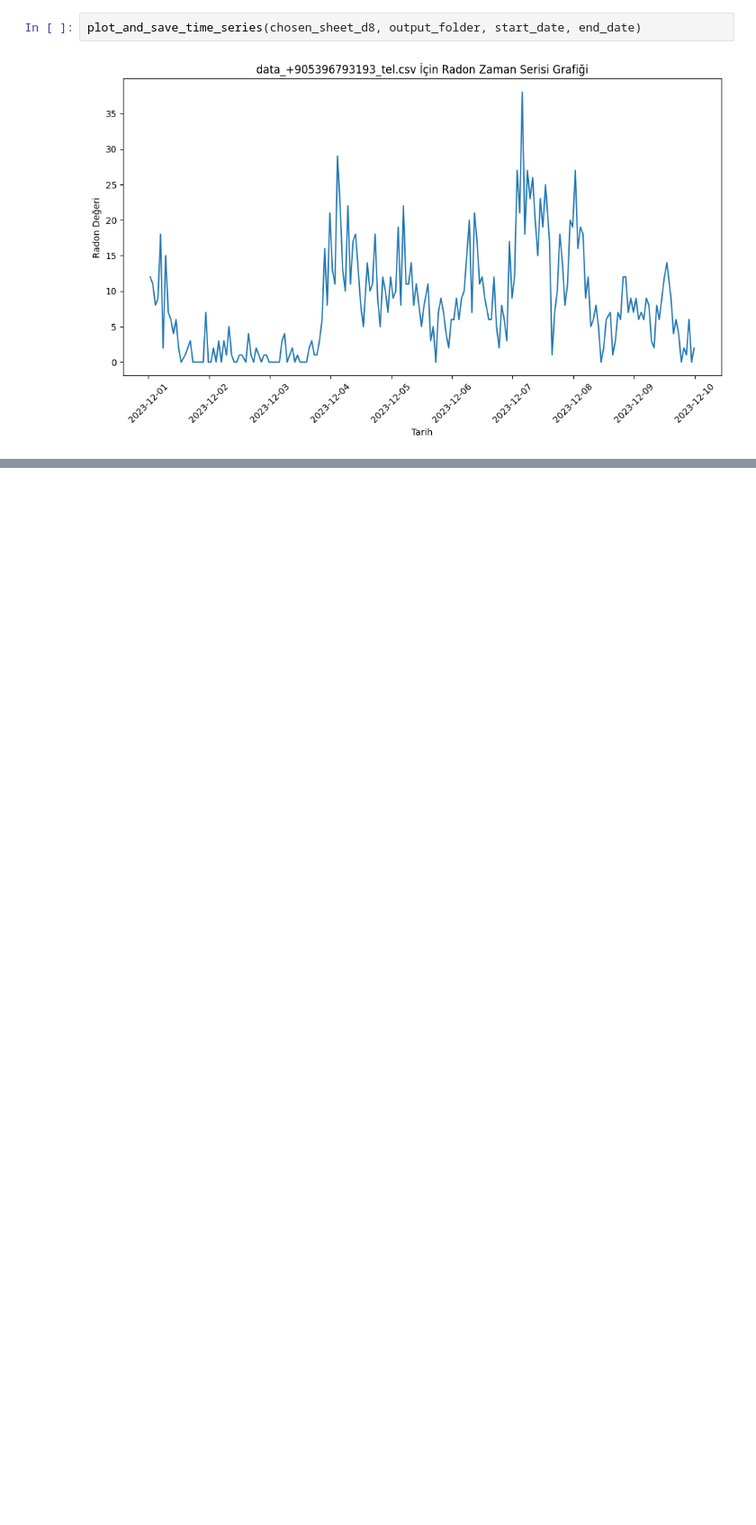
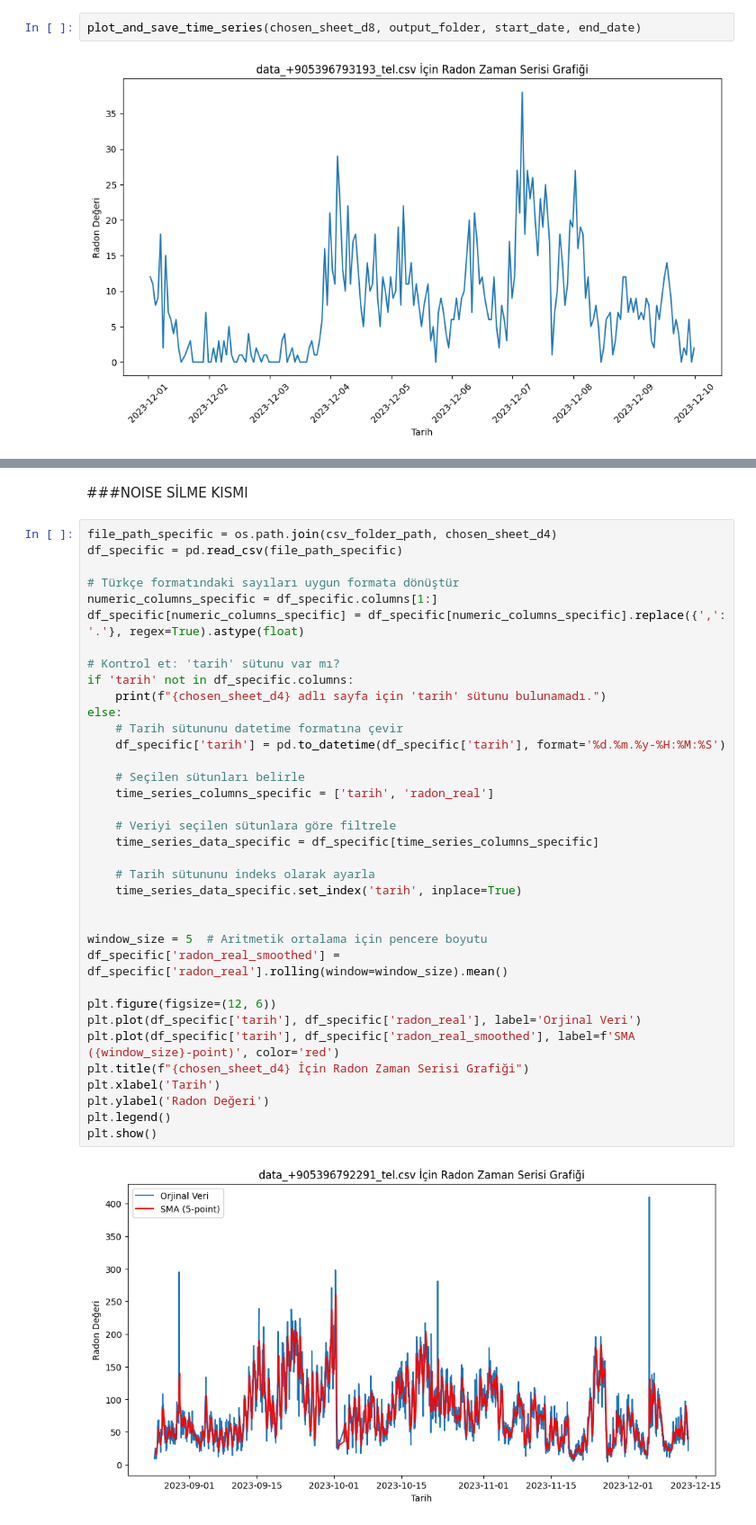
Before and after one commit to beriaacan/Radon-Analysis-with-Deep-Learning-Algorithms, a Jupyter notebook: 2_Data_Analysis.ipynb, the cells around one changed output, grey strips where cells are left out. Shown at 90% size. Cells and saved outputs as stored; diff of their text form; blank space fills up the shorter version.

```diff
--- a/2_Data_Analysis.ipynb
+++ b/2_Data_Analysis.ipynb
@@ -249,0 +338,40 @@ plot_and_save_time_series(chosen_sheet_d8, output_folder, start_date, end_date)
+# %% [markdown]
+###NOISE SİLME KISMI
+# %%
+file_path_specific = os.path.join(csv_folder_path, chosen_sheet_d4)
+df_specific = pd.read_csv(file_path_specific)
+
+# Türkçe formatındaki sayıları uygun formata dönüştür
+numeric_columns_specific = df_specific.columns[1:]
+df_specific[numeric_columns_specific] = df_specific[numeric_columns_specific].replace({',': '.'}, regex=True).astype(float)
+
+# Kontrol et: 'tarih' sütunu var mı?
+if 'tarih' not in df_specific.columns:
+    print(f"{chosen_sheet_d4} adlı sayfa için 'tarih' sütunu bulunamadı.")
+else:
+    # Tarih sütununu datetime formatına çevir
+    df_specific['tarih'] = pd.to_datetime(df_specific['tarih'], format='%d.%m.%y-%H:%M:%S')
+
+    # Seçilen sütunları belirle
+    time_series_columns_specific = ['tarih', 'radon_real']
+
+    # Veriyi seçilen sütunlara göre filtrele
+    time_series_data_specific = df_specific[time_series_columns_specific]
+
+    # Tarih sütununu indeks olarak ayarla
+    time_series_data_specific.set_index('tarih', inplace=True)
+
+
+window_size = 5  # Aritmetik ortalama için pencere boyutu
+df_specific['radon_real_smoothed'] = df_specific['radon_real'].rolling(window=window_size).mean()
+
+plt.figure(figsize=(12, 6))
+plt.plot(df_specific['tarih'], df_specific['radon_real'], label='Orjinal Veri')
+plt.plot(df_specific['tarih'], df_specific['radon_real_smoothed'], label=f'SMA ({window_size}-point)', color='red')
+plt.title(f"{chosen_sheet_d4} İçin Radon Zaman Serisi Grafiği")
+plt.xlabel('Tarih')
+plt.ylabel('Radon Değeri')
+plt.legend()
+plt.show()
+# %% [output]
+[figure, added]
```
Also changed, not shown: parts of 5 cells of this notebook.
